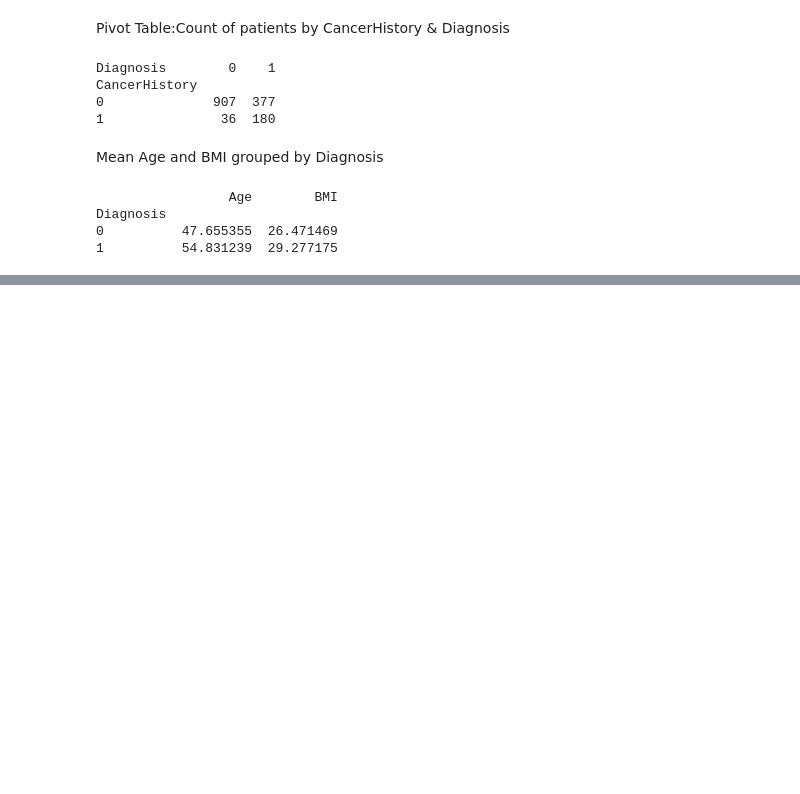
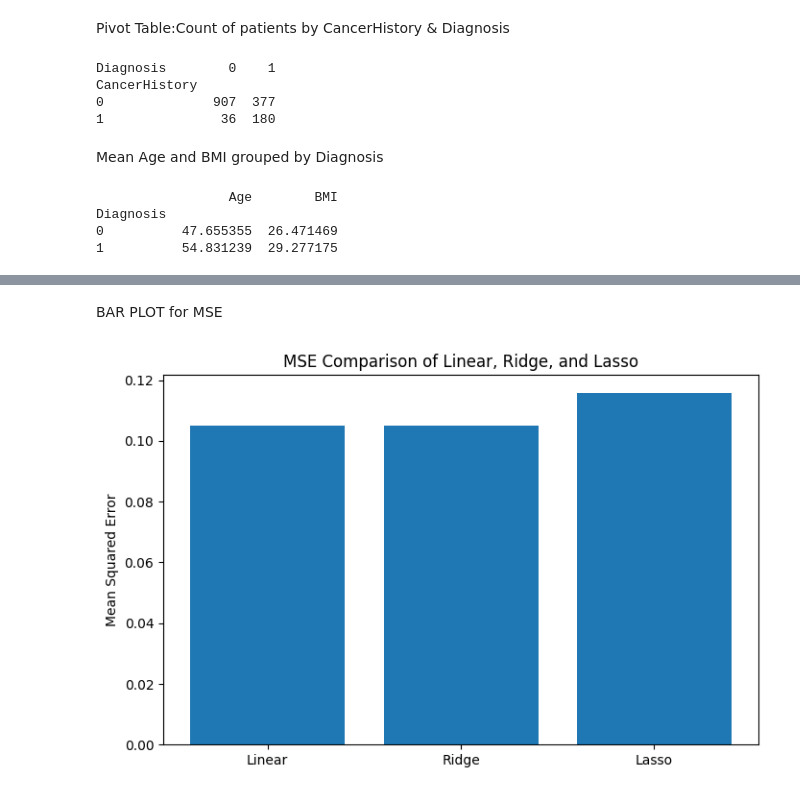
Before and after one commit to Savindi2002/Canser-Prediction-Analysis, a Jupyter notebook: notebooks/cancer_prediction.ipynb, the cells around one changed output, grey strips where cells are left out. Saved outputs shown, nothing was run; the diff lists cells and outputs as text; code cells hidden in the pictures; blank space fills up the shorter version.

```diff
--- a/notebooks/cancer_prediction.ipynb
+++ b/notebooks/cancer_prediction.ipynb
@@ -581,6 +590,16 @@ df.head()
 | 2 | 48 | 1 | 38.785084 | 0 | 2 | 5.135179 | 4.728368 | 0 | ... |
 | 3 | 34 | 0 | 30.040296 | 0 | 0 | 9.502792 | 2.044636 | 0 | ... |
 | 4 | 62 | 1 | 35.479721 | 0 | 0 | 5.356890 | 3.309849 | 0 | ... |
+# %%
+from sklearn.preprocessing import LabelEncoder
+
+# List of categorical columns
+cat_cols = ['AgeGroup', 'BMICategory', 'AlcoholLevel', 'ActivityLevel']
+
+le = LabelEncoder()
+
+for col in cat_cols:
+    df[col] = le.fit_transform(df[col])
 # %%
 y = df["Diagnosis"]
 X = df.drop("Diagnosis", axis=1)
@@ -597,0 +619,5 @@ ValueError: could not convert string to float: 'Adult'
+# %%
+ridge = Ridge(alpha=1.0)
+ridge.fit(X_train, y_train)
+ridge_pred = ridge.predict(X_test)
+mse_ridge = mean_squared_error(y_test, ridge_pred)
@@ -597,0 +626,5 @@ ValueError: could not convert string to float: 'Adult'
+# %%
+lasso = Lasso(alpha=0.01)
+lasso.fit(X_train, y_train)
+lasso_pred = lasso.predict(X_test)
+mse_lasso = mean_squared_error(y_test, lasso_pred)
@@ -597,0 +676,13 @@ ValueError: could not convert string to float: 'Adult'
+# %% [markdown]
+BAR PLOT for MSE
+# %%
+plt.figure(figsize=(8, 5))
+models = ["Linear", "Ridge", "Lasso"]
+mse_values = [mse_lin, mse_ridge, mse_lasso]
+
+plt.bar(models, mse_values)
+plt.title("MSE Comparison of Linear, Ridge, and Lasso")
+plt.ylabel("Mean Squared Error")
+plt.show()
+# %% [output]
+[figure, added]
```
Also changed, not shown: parts of 17 cells of this notebook.
